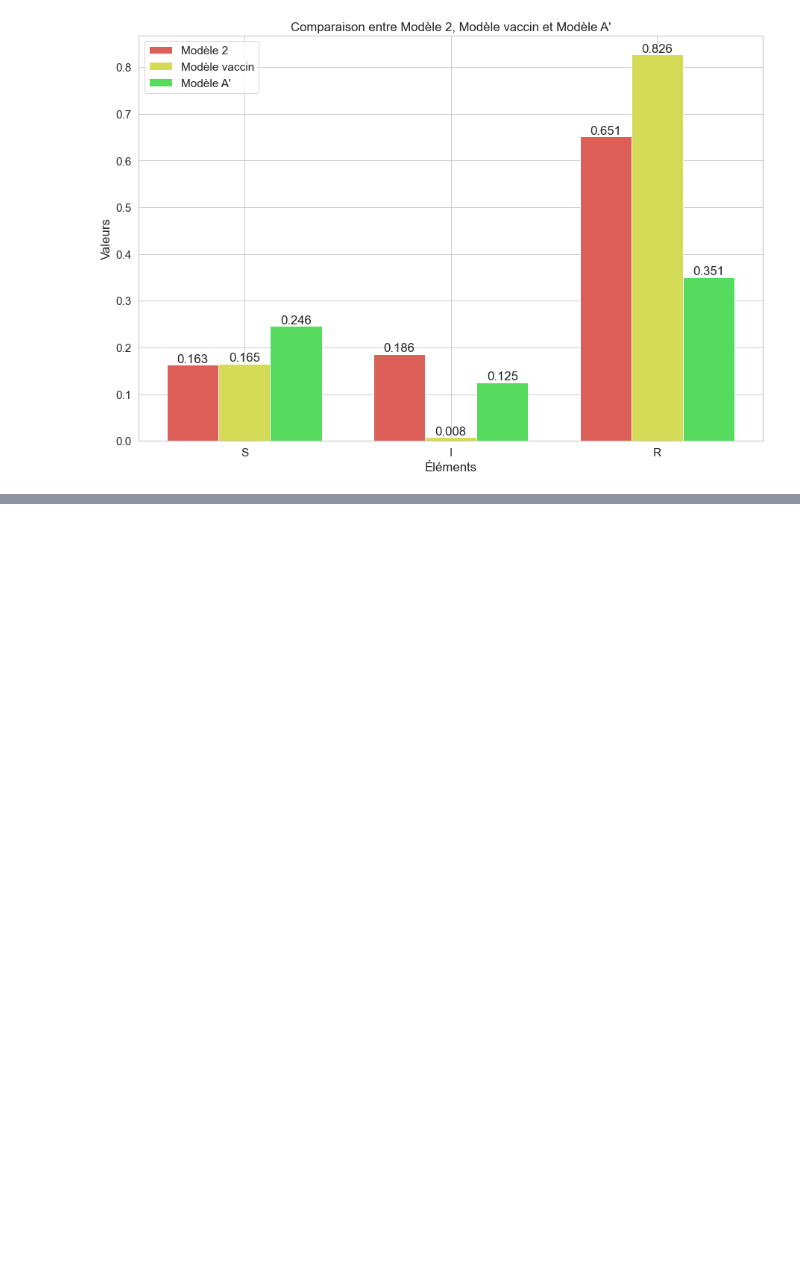
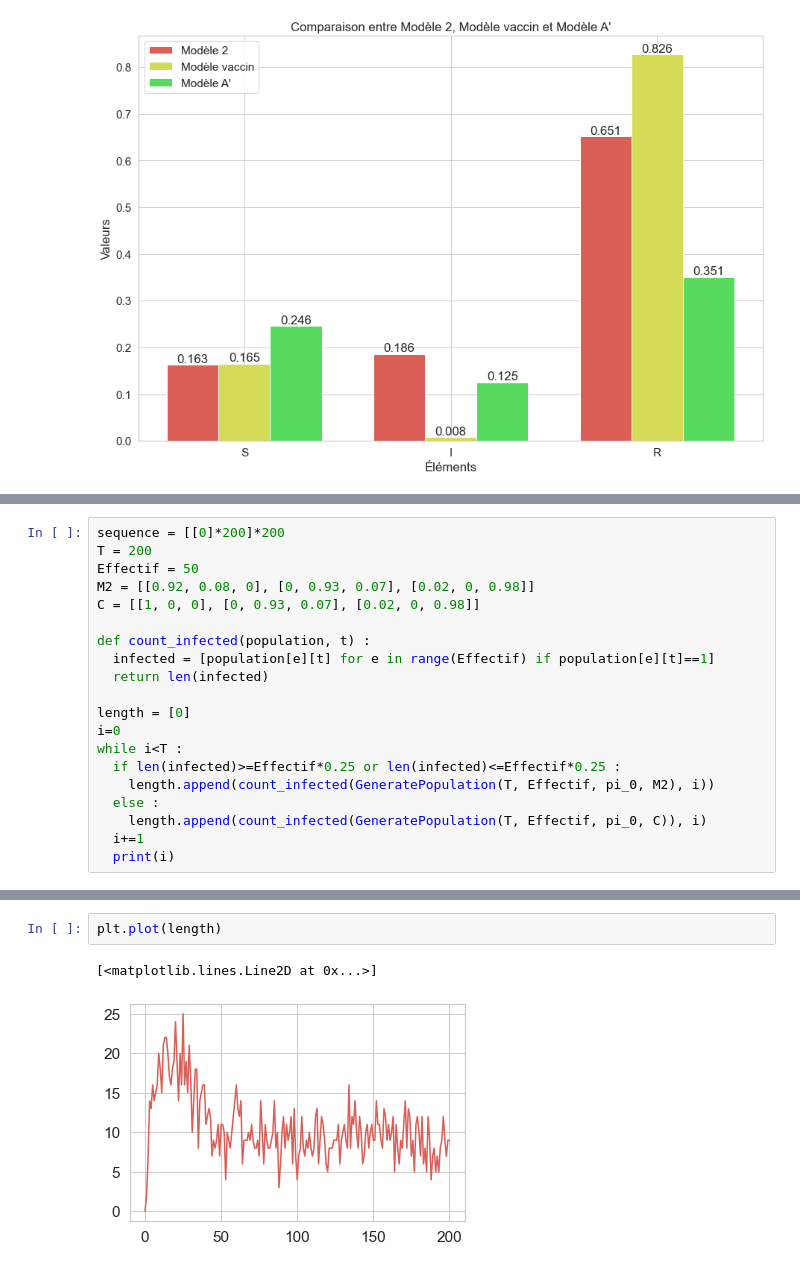
Before and after one commit to Meriadoc-gitgit/Markov-SIR, a Jupyter notebook: project.ipynb, the cells around one changed output, grey strips where cells are left out. Saved outputs shown, nothing was run; the diff lists cells and outputs as text; blank space fills up the shorter version.

```diff
--- a/project.ipynb
+++ b/project.ipynb
@@ -1328,0 +1352,20 @@ Bref, on peut conclure que l'individu en étude n'est pas encore vacciné.
+# %%
+sequence = [[0]*200]*200
+T = 200
+Effectif = 50
+M2 = [[0.92, 0.08, 0], [0, 0.93, 0.07], [0.02, 0, 0.98]]
+C = [[1, 0, 0], [0, 0.93, 0.07], [0.02, 0, 0.98]]
+
+def count_infected(population, t) :
+  infected = [population[e][t] for e in range(Effectif) if population[e][t]==1]
+  return len(infected)
+
+length = [0]
+i=0
+while i<T :
+  if len(infected)>=Effectif*0.25 or len(infected)<=Effectif*0.25 :
+    length.append(count_infected(GeneratePopulation(T, Effectif, pi_0, M2), i))
+  else :
+    length.append(count_infected(GeneratePopulation(T, Effectif, pi_0, C)), i)
+  i+=1
+  print(i)
@@ -1328,0 +1390,5 @@ Bref, on peut conclure que l'individu en étude n'est pas encore vacciné.
+# %%
+plt.plot(length)
+# %% [output]
+[<matplotlib.lines.Line2D at 0x...>]
+[figure, added]
```
Also changed, not shown: parts of 3 cells of this notebook.
